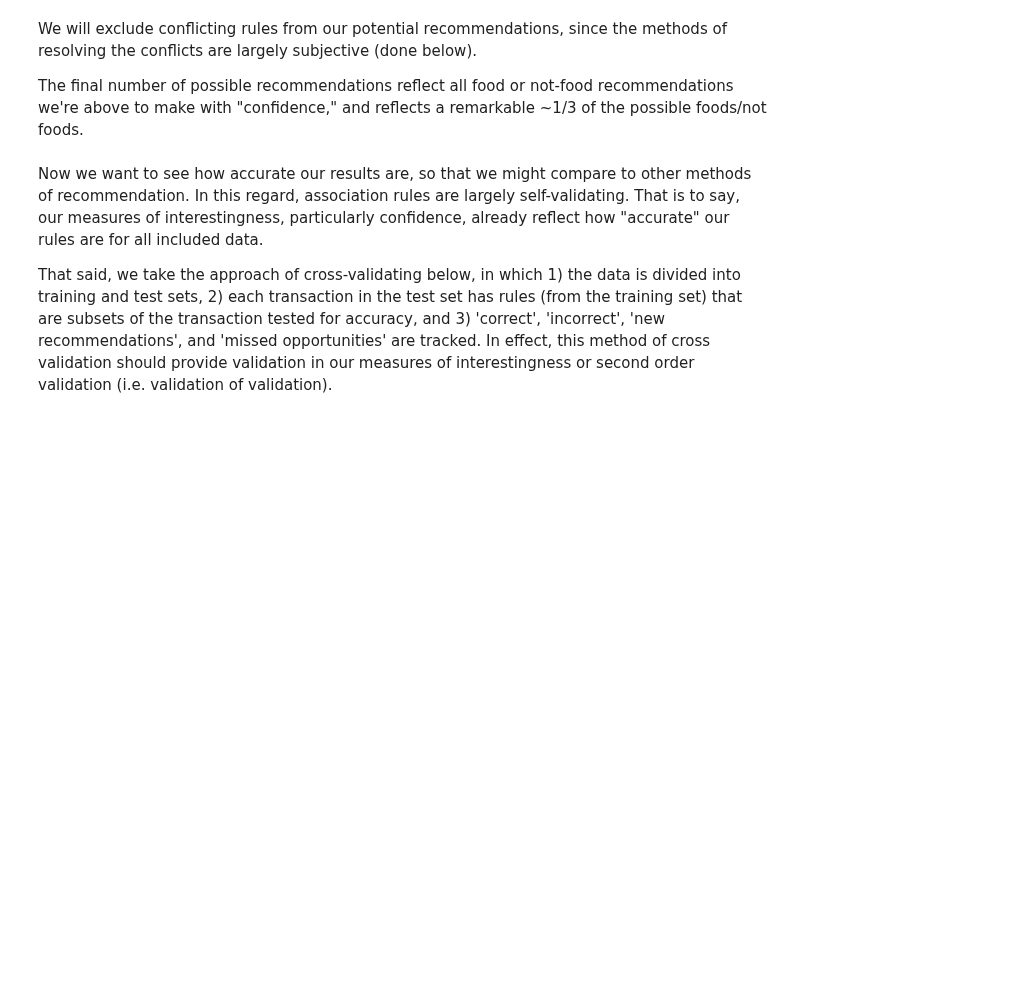
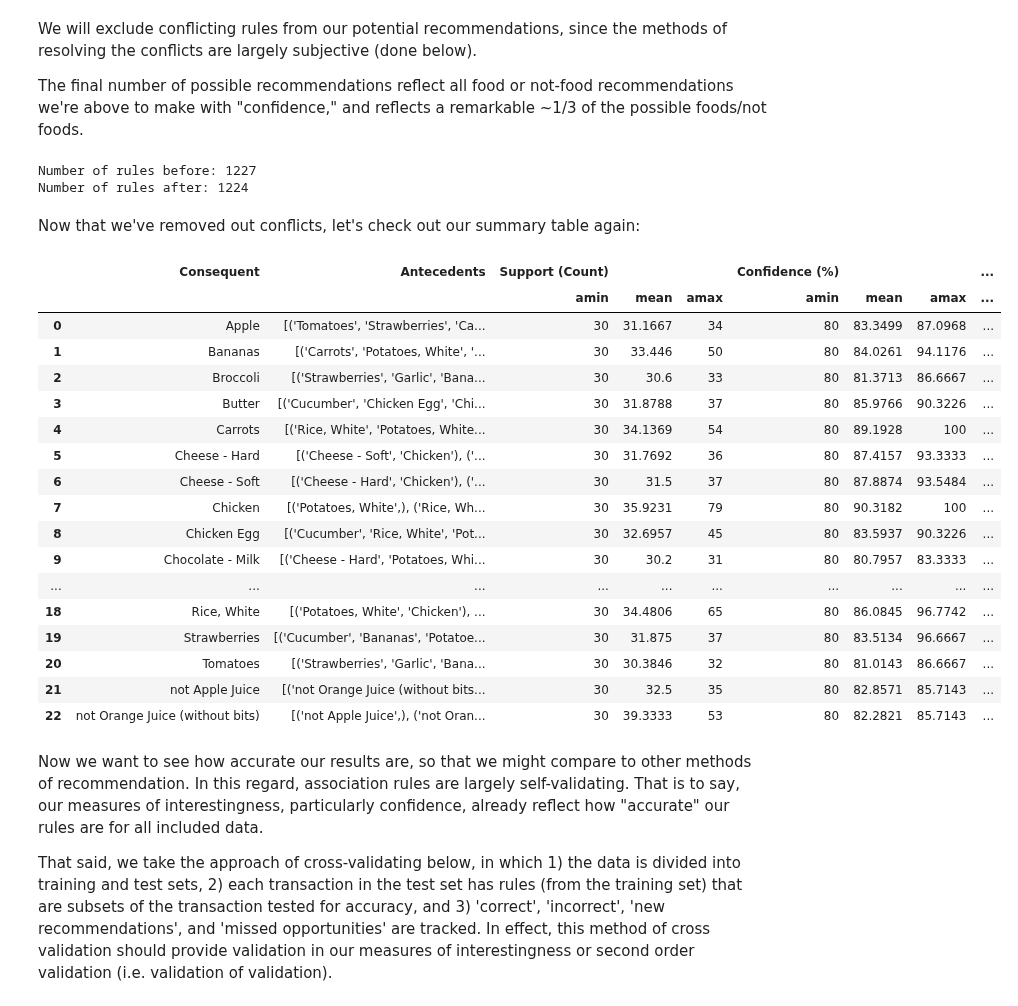
Before and after one commit to ZaxR/ibd_diet_analysis, a Jupyter notebook: IBD Diet Analysis.ipynb, the cells around one changed output. Saved outputs shown, nothing was run; the diff lists cells and outputs as text; code cells hidden in the pictures; blank space fills up the shorter version.

```diff
--- a/IBD Diet Analysis.ipynb
+++ b/IBD Diet Analysis.ipynb
@@ -623,0 +603,27 @@ Excluding conflicting recommendations, 27 possible recommendations remain.
+# %%
+def check_conflicting_rules(rule_consequent_set):
+    not_foods = set()
+    reg_foods = set()
+    for food in rule_consequent_set:
+        if 'not ' == food[0:4]:
+            not_foods.add(food)
+        else:
+            reg_foods.add(food)
+
+    return [x for x in reg_foods if 'not '+x in not_foods] + [y for y in not_foods if y[4:] in reg_foods]
+
+total_foods = df_input.columns.tolist() + ['not '+x for x in df_input.columns.tolist()]
+rules_for = grouped_rules_df['Consequent'].tolist()
+conflicts = check_conflicting_rules(grouped_rules_df['Consequent'].tolist())
+possible = [x for x in rules_for if x not in conflicts]
+
+d1 = gv.Digraph(node_attr={'shape':'box'}, graph_attr={'rankdir': 'LR'})
+
+d1.node(str(total_foods), 'Total Foods: {}'.format(len(total_foods)))
+d1.node(str(rules_for), 'Rules for: {}'.format(len(rules_for)))
+d1.node(str(conflicts), 'Conflicts for: {}'.format(len(conflicts)))
+d1.node(str(possible), 'Usable: {}'.format(len(possible)))
+d1.edge(str(total_foods), str(rules_for))
+d1.edge(str(rules_for), str(conflicts))
+d1.edge(str(conflicts), str(possible))
+d1
@@ -630,3 +636,37 @@ The final number of possible recommendations reflect all food or not-food recomm
+# %%
+# remove rules with consequents in our conflicts set.
+# drop row if consequent in conflicts
+print('Number of rules before: {}'.format(len(rules_df)))
+
+rules_df_noconflict = rules_df[~rules_df['Consequent'].isin(conflicts)]
+
+print('Number of rules after: {}'.format(len(rules_df_noconflict)))
+# %% [output]
+Number of rules before: 1227
+Number of rules after: 1224
+# %% [markdown]
+Now that we've removed out conflicts, let's check out our summary table again:
+# %%
+summary_table(rules_df_noconflict)
+# %% [output]
+|  | Consequent | Antecedents | Support (Count) |  |  | Confidence (%) |  |  | ... |
+|  |  |  | amin | mean | amax | amin | mean | amax | ... |
+| 0 | Apple | [('Tomatoes', 'Strawberries', 'Ca... | 30 | 31.1667 | 34 | 80 | 83.3499 | 87.0968 | ... |
+| 1 | Bananas | [('Carrots', 'Potatoes, White', '... | 30 | 33.446 | 50 | 80 | 84.0261 | 94.1176 | ... |
+| 2 | Broccoli | [('Strawberries', 'Garlic', 'Bana... | 30 | 30.6 | 33 | 80 | 81.3713 | 86.6667 | ... |
+| 3 | Butter | [('Cucumber', 'Chicken Egg', 'Chi... | 30 | 31.8788 | 37 | 80 | 85.9766 | 90.3226 | ... |
+| 4 | Carrots | [('Rice, White', 'Potatoes, White... | 30 | 34.1369 | 54 | 80 | 89.1928 | 100 | ... |
+| 5 | Cheese - Hard | [('Cheese - Soft', 'Chicken'), ('... | 30 | 31.7692 | 36 | 80 | 87.4157 | 93.3333 | ... |
+| 6 | Cheese - Soft | [('Cheese - Hard', 'Chicken'), ('... | 30 | 31.5 | 37 | 80 | 87.8874 | 93.5484 | ... |
+| 7 | Chicken | [('Potatoes, White',), ('Rice, Wh... | 30 | 35.9231 | 79 | 80 | 90.3182 | 100 | ... |
+| 8 | Chicken Egg | [('Cucumber', 'Rice, White', 'Pot... | 30 | 32.6957 | 45 | 80 | 83.5937 | 90.3226 | ... |
+| 9 | Chocolate - Milk | [('Cheese - Hard', 'Potatoes, Whi... | 30 | 30.2 | 31 | 80 | 80.7957 | 83.3333 | ... |
+| ... | ... | ... | ... | ... | ... | ... | ... | ... | ... |
+| 18 | Rice, White | [('Potatoes, White', 'Chicken'), ... | 30 | 34.4806 | 65 | 80 | 86.0845 | 96.7742 | ... |
+| 19 | Strawberries | [('Cucumber', 'Bananas', 'Potatoe... | 30 | 31.875 | 37 | 80 | 83.5134 | 96.6667 | ... |
+| 20 | Tomatoes | [('Strawberries', 'Garlic', 'Bana... | 30 | 30.3846 | 32 | 80 | 81.0143 | 86.6667 | ... |
+| 21 | not Apple Juice | [('not Orange Juice (without bits... | 30 | 32.5 | 35 | 80 | 82.8571 | 85.7143 | ... |
+| 22 | not Orange Juice (without bits) | [('not Apple Juice',), ('not Oran... | 30 | 39.3333 | 53 | 80 | 82.2821 | 85.7143 | ... |
 # %% [markdown]
 Now we want to see how accurate our results are, so that we might compare to other methods of recommendation. In this regard, association rules are largely self-validating. That is to say, our measures of interestingness, particularly confidence, already reflect how "accurate" our rules are for all included data.
 
```
Also changed, not shown: parts of 10 cells of this notebook, 1 other file.
